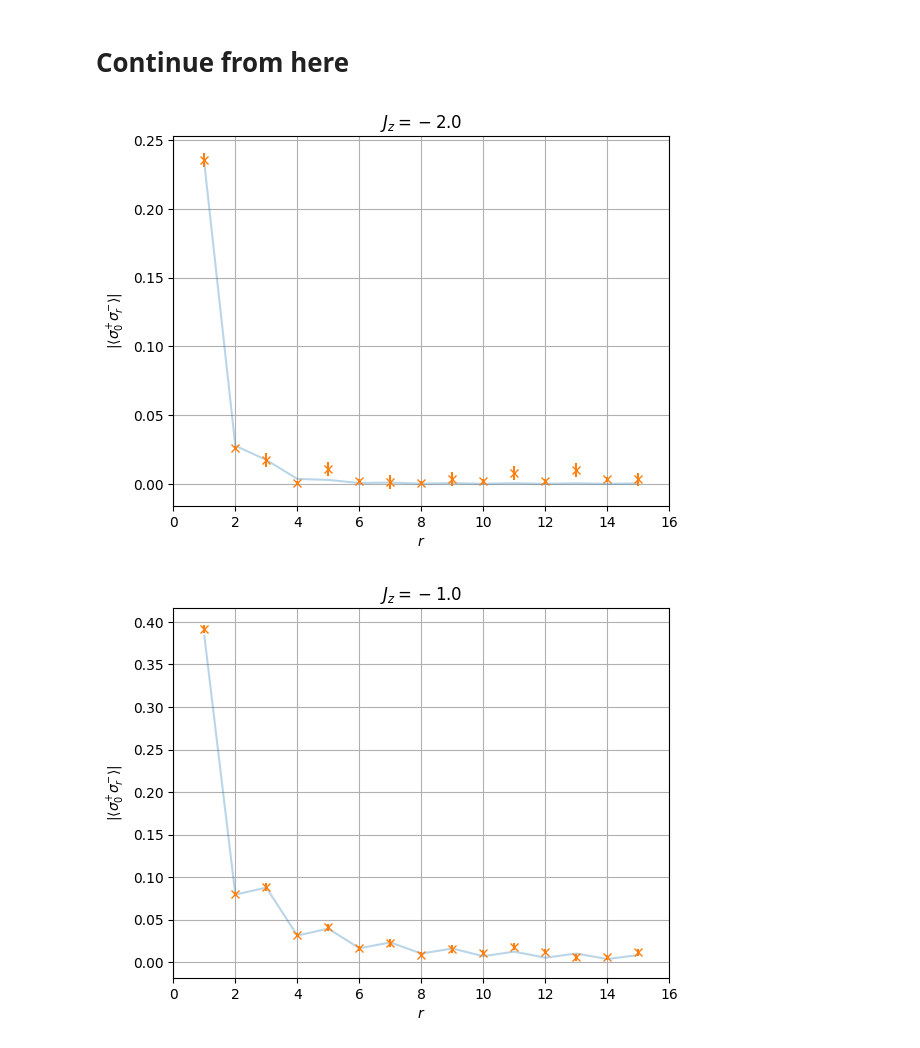
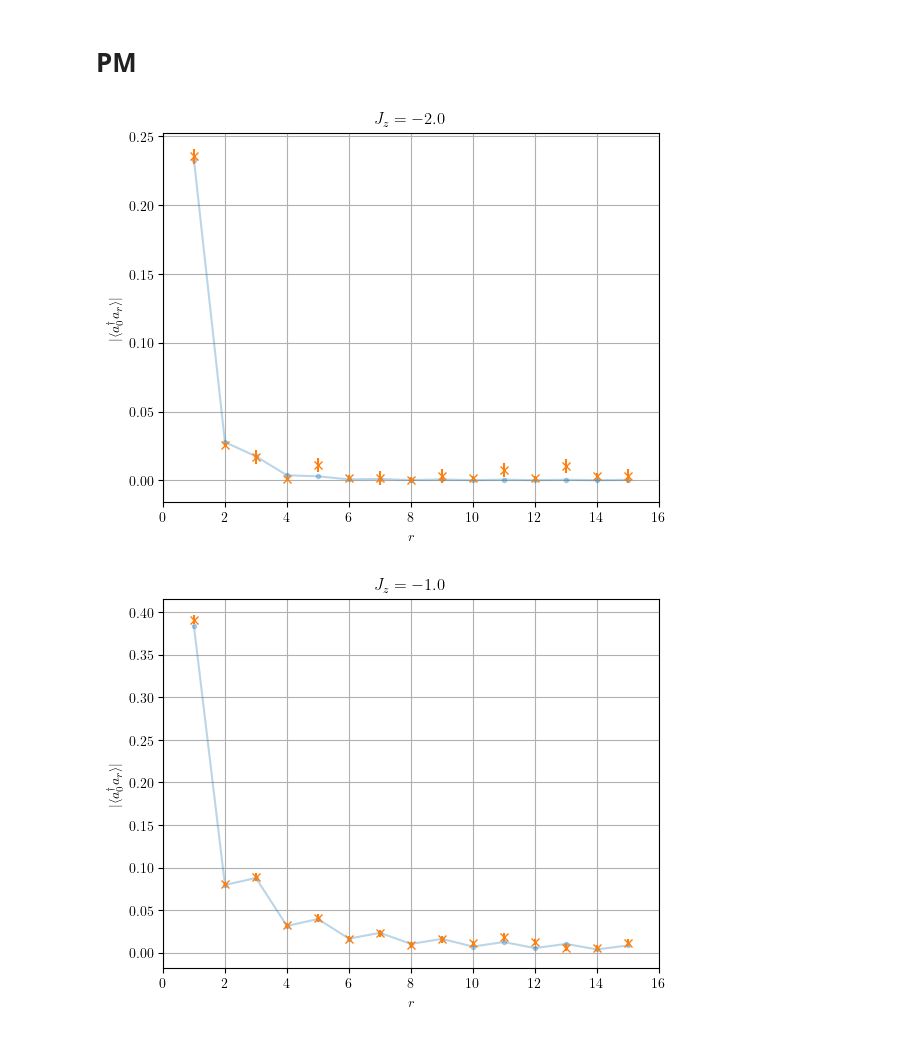
Before and after one commit to Renmusxd/NumberShadow, a Jupyter notebook: jupyter/AnalyzeData.ipynb, the cells around one changed output. Drawn from its saved outputs; the diff is of its cells as text; code cells hidden in the pictures.

Commit message:
Add data analysis and pdfs of comps

```diff
--- a/jupyter/AnalyzeData.ipynb
+++ b/jupyter/AnalyzeData.ipynb
@@ -42,10 +47,10 @@ def make_pmpm(i,j,k,l):
     return qubit_matmul.TensorMatf64([i, j,k,l], numpy.kron(spm,spm).flatten())
 # %%
 base_dirs = {
-    "/home/sumner/Desktop/NumConsShadows/xxz_l16_jm2_open/": (16, -2.0),
-    "/home/sumner/Desktop/NumConsShadows/xxz_l16_jm1_open/": (16, -1.0),
-    "/home/sumner/Desktop/NumConsShadows/xxz_l16_jm05_open/": (16, -0.5),
-    "/home/sumner/Desktop/NumConsShadows/xxz_l16_j0_open/": (16, 0.0),
+    "/Users/sumner/Desktop/NumConsShadows/xxz_l16_jm2_open/": (16, -2.0),
+    "/Users/sumner/Desktop/NumConsShadows/xxz_l16_jm1_open/": (16, -1.0),
+    "/Users/sumner/Desktop/NumConsShadows/xxz_l16_jm05_open/": (16, -0.5),
+    "/Users/sumner/Desktop/NumConsShadows/xxz_l16_j0_open/": (16, 0.0),
 }
 
 data = {}
@@ -67,0 +125,18 @@ for k, (l, j) in base_dirs.items():
+# %%
+for (l,j,truth_data, recon_data, recon_data_std, _) in zzplot_data:
+    near_zero = abs(j - 0.0) < 1e-6
+    near_two = abs(j - (-2.0)) < 1e-6
+    if near_zero or near_two:
+        if near_zero:
+            c = 'blue'
+        else:
+            c = 'red'
+        pyplot.plot(range(1,l), abs(truth_data), '.-', alpha=0.3, c=c, label=r'$J_z={:.0f}$'.format(j))
+        pyplot.errorbar(range(1,l), abs(recon_data), yerr=recon_data_std, c=c, fmt='.', capsize=5)
+pyplot.ylabel(r'$|\langle Z_0 Z_r \rangle|$')
+pyplot.xlabel('$r$')
+pyplot.grid()
+pyplot.xlim([0,16])
+pyplot.legend(loc='upper right')
+pyplot.savefig('zzj_comp.pdf'.format(j))
+pyplot.show()
@@ -68,10 +145,11 @@ for k, (l, j) in base_dirs.items():
 # %% [markdown]
-# Continue from here
+# PM
 # %%
-if not os.path.exists('plot_data.pickle'):
+if not os.path.exists('pmplot_data.pickle'):
     plot_data = []
     for (l, j, super_samples, gs) in data.values():
         samples = super_samples # Subset if desired
+        raw_data = []
         recon_data = []
         recon_data_std = []
         truth_data = []
@@ -87,28 +165,29 @@ if not os.path.exists('plot_data.pickle'):
             string[r] = '-'
             string = ''.join(string)
             estimates = recon.estimate_string_for_each_sample(string, samples)
+            raw_data.append(estimates)
             recon_data.append(estimates.mean())
             recon_data_std.append(estimates.std()/numpy.sqrt(len(estimates)))
         recon_data = numpy.array(recon_data)
         recon_data_std = numpy.array(recon_data_std)
         truth_data = numpy.array(truth_data)
-        plot_data.append((l,j,truth_data, recon_data, recon_data_std))
-    with open('plot_data.pickle', 'wb') as w:
+        plot_data.append((l,j,truth_data, recon_data, recon_data_std, raw_data))
+    with open('pmplot_data.pickle', 'wb') as w:
         pickle.dump(plot_data, w)
 else:
-    with open('plot_data.pickle', 'rb') as f:
+    with open('pmplot_data.pickle', 'rb') as f:
         plot_data = pickle.load(f)
 # %%
-for (l,j,truth_data, recon_data, recon_data_std) in plot_data:
-    pyplot.plot(range(1,l), abs(truth_data), alpha=0.3)
+for (l,j,truth_data, recon_data, recon_data_std, _) in plot_data:
+    pyplot.plot(range(1,l), abs(truth_data), '.-', alpha=0.3)
     pyplot.errorbar(range(1,l), abs(recon_data), yerr=recon_data_std, fmt='x')
     pyplot.title(r'$J_z={:.1f}$'.format(j))
-    pyplot.ylabel(r'$|\langle \sigma^{+}_0 \sigma^{-}_r \rangle|$')
+    pyplot.ylabel(r'$|\langle a^{\dagger}_0 a_r \rangle|$')
     pyplot.xlabel('$r$')
     pyplot.xlim([0,16])
     pyplot.grid()
-    pyplot.savefig('pmj{:.3f}.jpeg'.format(j))
+    pyplot.savefig('pmj{:.3f}.pdf'.format(j))
     pyplot.show()
 # %% [output]
-[figure, old version]
+[figure, new version]
-[figure, old version]
+[figure, new version]
```
Also changed, not shown: parts of 23 cells of this notebook, 14 other files.
